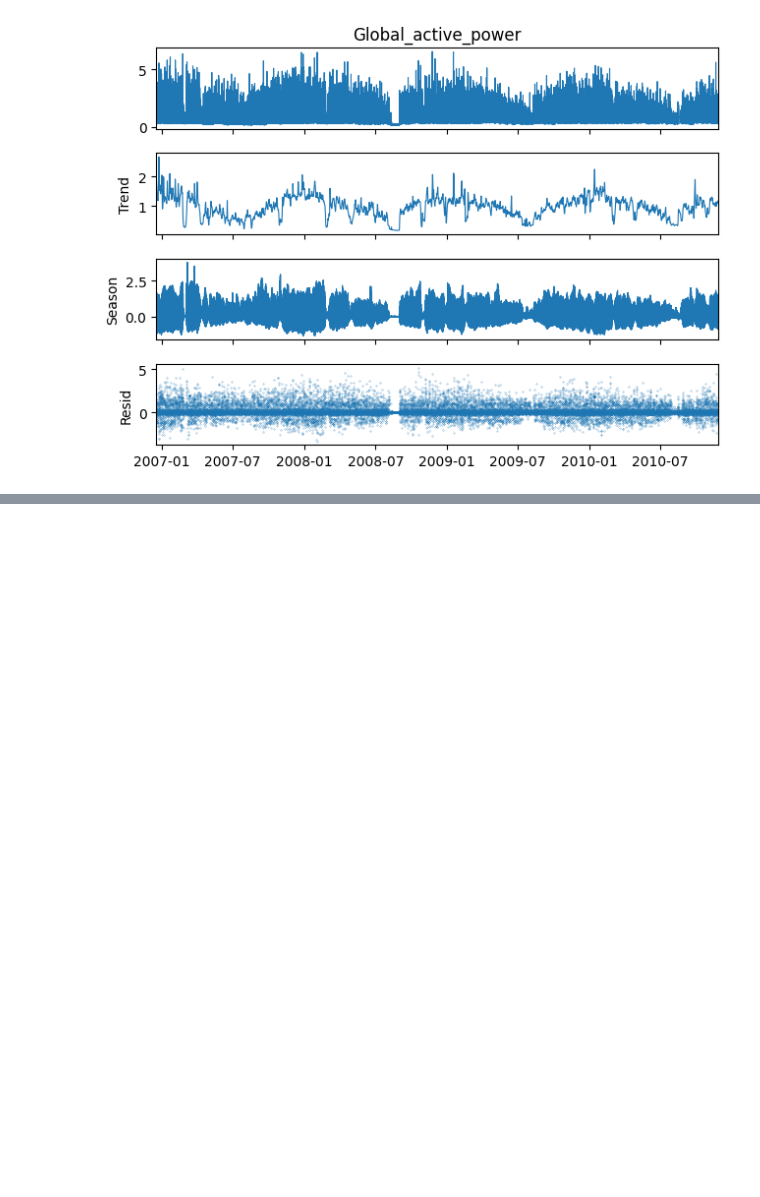
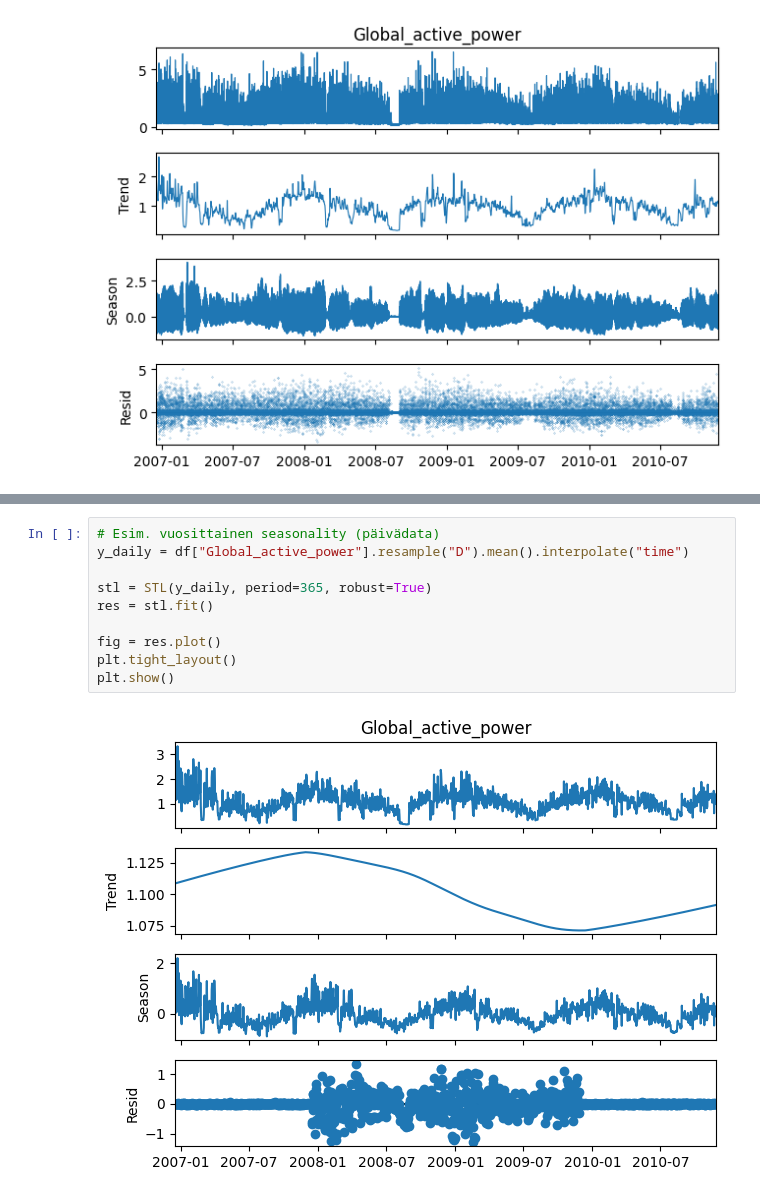
Before and after one commit to veetirajaniemi/adaml-ml-project, a Jupyter notebook: time_series_decomposition.ipynb, the cells around one changed output, grey strips where cells are left out. Drawn from its saved outputs; the diff is of its cells as text; blank space fills up the shorter version.

```diff
--- a/time_series_decomposition.ipynb
+++ b/time_series_decomposition.ipynb
@@ -55,0 +125,12 @@ plt.show()
+# %%
+# Esim. vuosittainen seasonality (päivädata)
+y_daily = df["Global_active_power"].resample("D").mean().interpolate("time")
+
+stl = STL(y_daily, period=365, robust=True)
+res = stl.fit()
+
+fig = res.plot()
+plt.tight_layout()
+plt.show()
+# %% [output]
+[figure, added]
```
Also changed, not shown: parts of 3 cells of this notebook.
